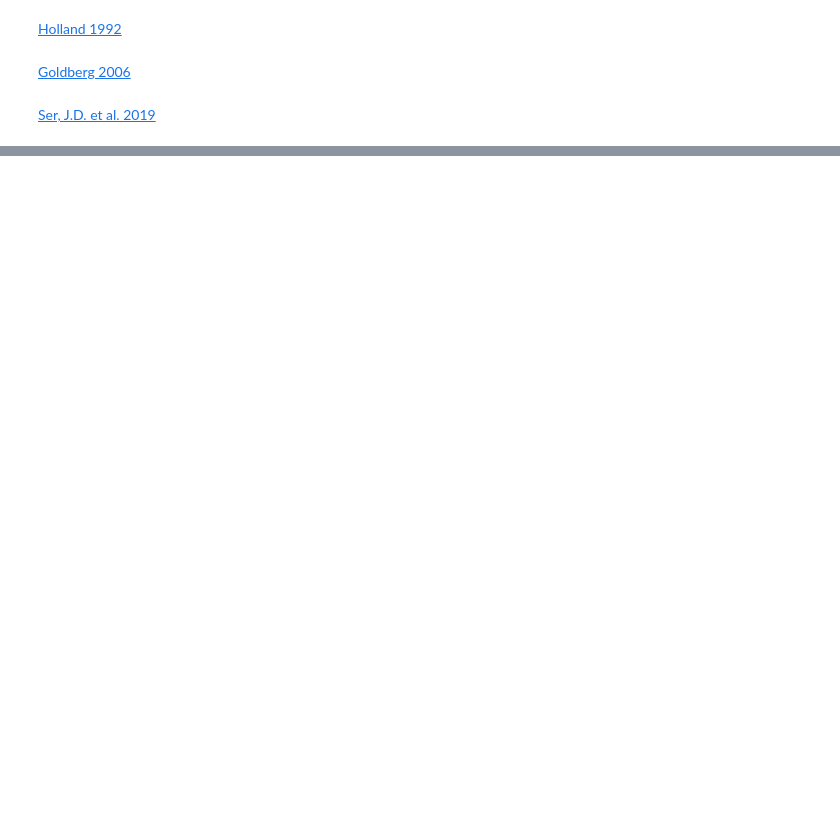
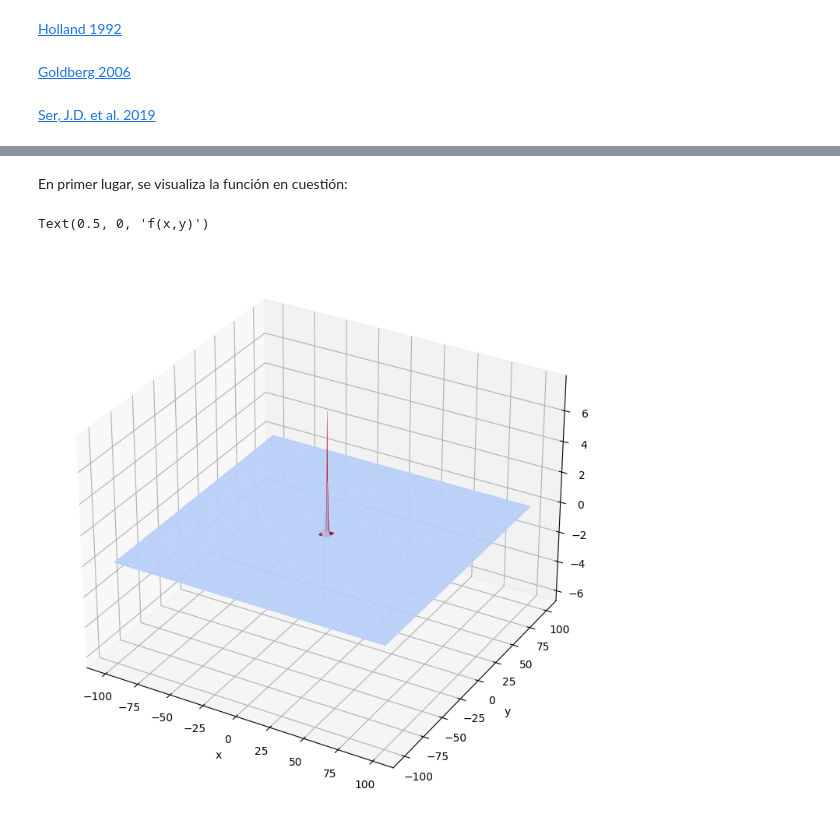
Before and after one commit to 9105507/APRENDIZAJE_AUTOMATICO_23_24, a Jupyter notebook: ALGORITMO GENETICO/Problema_Sencillo_AG.ipynb, the cells around one changed output, grey strips where cells are left out. Saved outputs shown, nothing was run; the diff lists cells and outputs as text; code cells hidden in the pictures; blank space fills up the shorter version.

```diff
--- a/ALGORITMO GENETICO/Problema_Sencillo_AG.ipynb
+++ b/ALGORITMO GENETICO/Problema_Sencillo_AG.ipynb
@@ -998,0 +985,2 @@ En el dominio $$\{x,y\} \in [-100,100]$$
+# %% [markdown]
+En primer lugar, se visualiza la función en cuestión:
@@ -998,0 +993,31 @@ En el dominio $$\{x,y\} \in [-100,100]$$
+# %%
+# Definimos la función objetivo
+def funcion_prueba(x):
+    # x es x[0] e y es x[1]
+    term1 = 3 * (1 - x[0])**2 * np.exp(-(x[0]**2) - (x[1] + 1)**2)
+    term2 = -10 * (x[0]/5 - x[0]**3 - x[1]**5) * np.exp(-x[0]**2 - x[1]**2)
+    term3 = -(1/3) * np.exp(-(x[0] + 1)**2 - x[1]**2)
+    return term1 + term2 + term3
+# %%
+# Generamos vectores que barran todo el dominio
+x = np.linspace(-100, 100, 1000)
+y = np.linspace(-100, 100, 1000)
+#print('x= ', x)
+#print('y= ', y)
+# %%
+# Evaluamos todos los valores de las variables
+x_ax, y_ax = np.meshgrid(x, y)
+vals = np.c_[x_ax.ravel(), y_ax.ravel()]
+fx = np.reshape([funcion_prueba(val) for val in vals],(1000, 1000))
+# %%
+# Representamos los resultados obtenidos
+figure_3d = plt.figure(figsize=(8,7))
+# ax = figure_3d.gca(projection="3d")
+ax = figure_3d.add_axes(Axes3D(figure_3d))
+ax.plot_surface(x_ax, y_ax, fx, cmap=cm.coolwarm)
+ax.set_xlabel("x")
+ax.set_ylabel("y")
+ax.set_zlabel("f(x,y)")
+# %% [output]
+Text(0.5, 0, 'f(x,y)')
+[figure, added]
```
Also changed, not shown: parts of 19 cells of this notebook.
